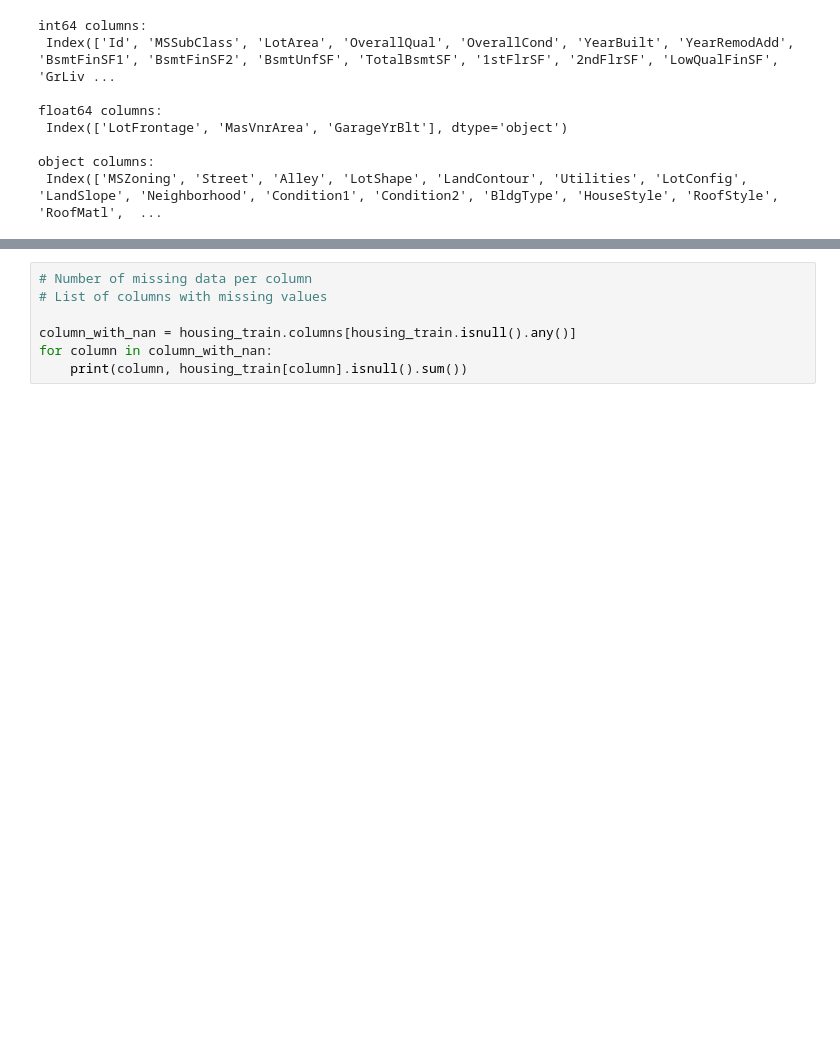
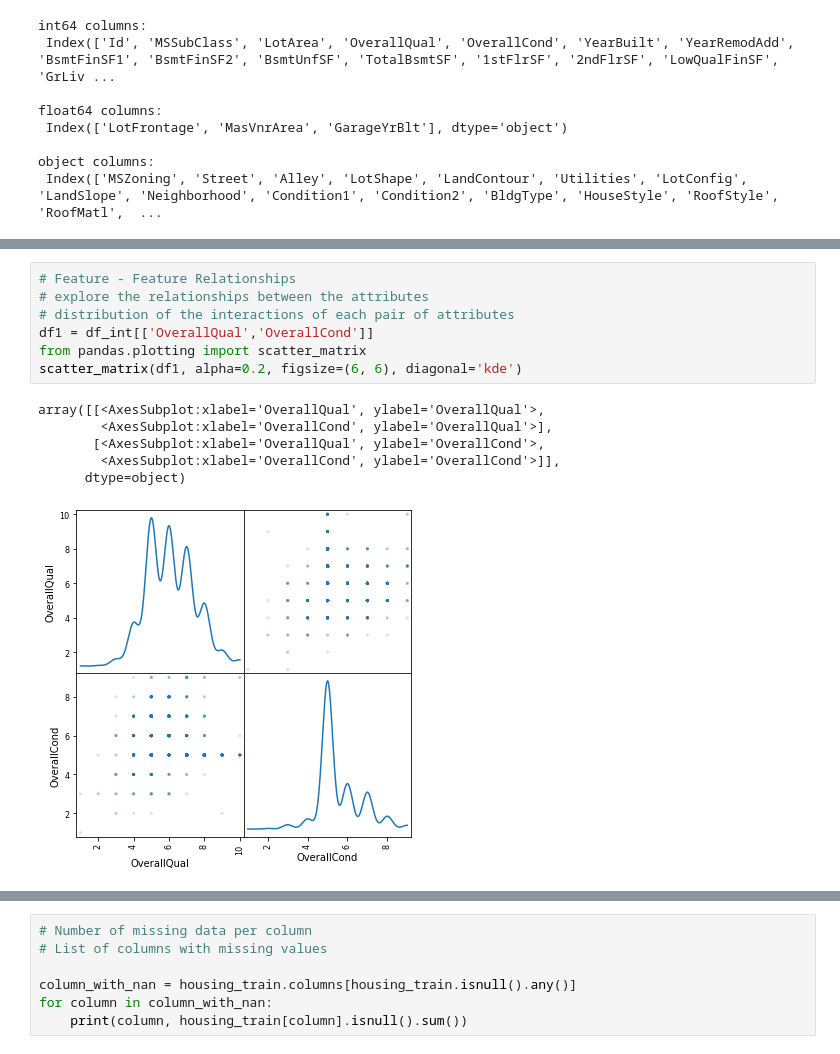
Before and after one commit to samantoz/bu_dsc, a Jupyter notebook: notebooks/DSC630/project_v1.ipynb, the cells around one changed output, grey strips where cells are left out. Cells and saved outputs as stored; diff of their text form; blank space fills up the shorter version.

```diff
--- a/notebooks/DSC630/project_v1.ipynb
+++ b/notebooks/DSC630/project_v1.ipynb
@@ -109,0 +189,14 @@ df_int[['LotArea','','YearBuilt']].hist();
+# %%
+# Feature - Feature Relationships
+# explore the relationships between the attributes
+# distribution of the interactions of each pair of attributes
+df1 = df_int[['OverallQual','OverallCond']]
+from pandas.plotting import scatter_matrix
+scatter_matrix(df1, alpha=0.2, figsize=(6, 6), diagonal='kde')
+# %% [output]
+array([[<AxesSubplot:xlabel='OverallQual', ylabel='OverallQual'>,
+        <AxesSubplot:xlabel='OverallCond', ylabel='OverallQual'>],
+       [<AxesSubplot:xlabel='OverallQual', ylabel='OverallCond'>,
+        <AxesSubplot:xlabel='OverallCond', ylabel='OverallCond'>]],
+      dtype=object)
+[figure, added]
```
Also changed, not shown: parts of 15 cells of this notebook, 1 other file.
